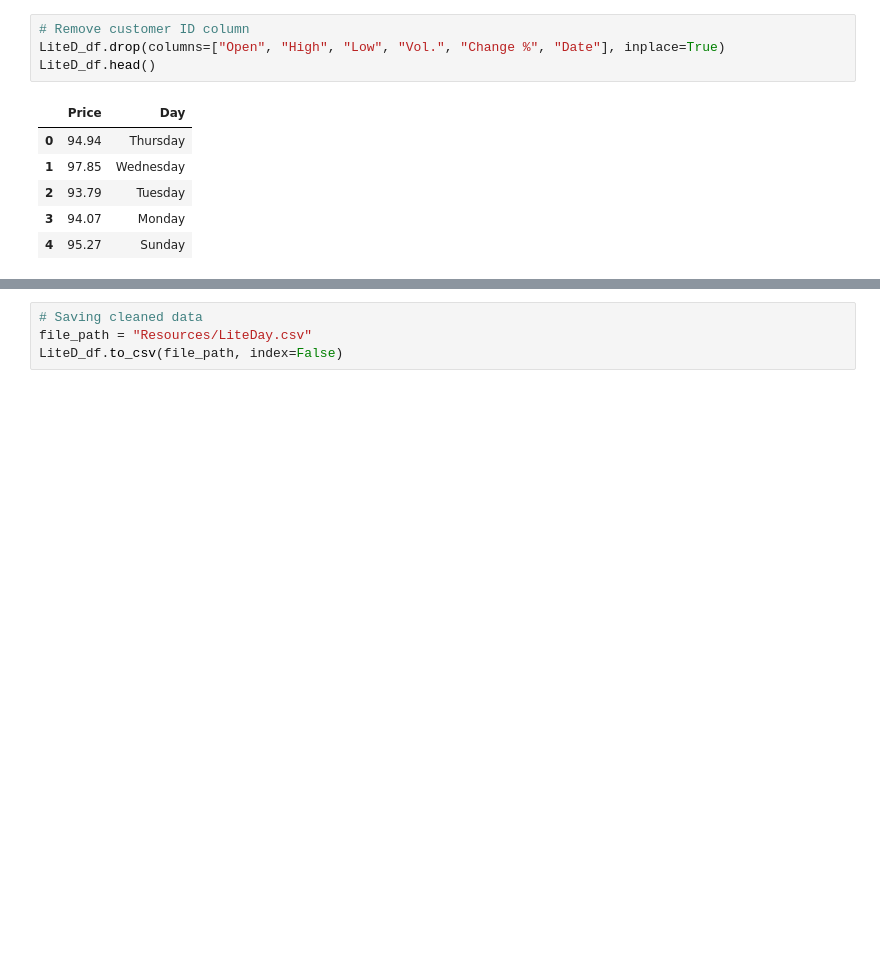
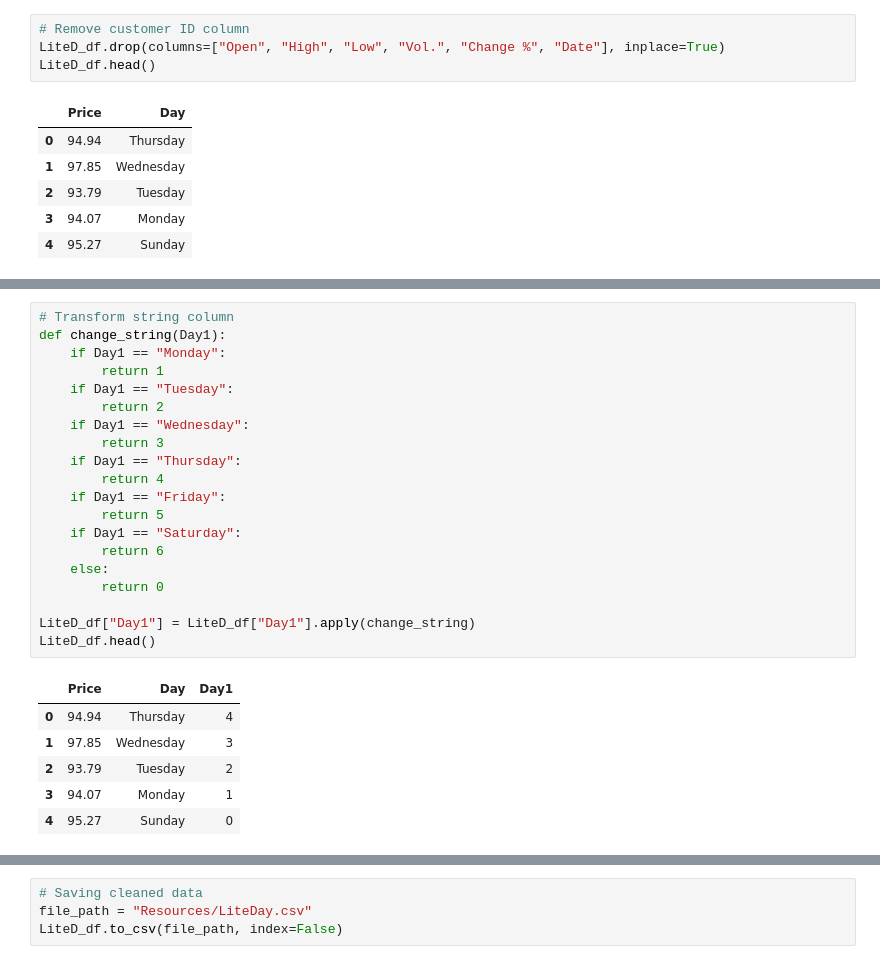
Before and after one commit to tylerfallon/The-Omniscient-Crypto-Oracle, a Jupyter notebook: LiteCoinDailyPlt.ipynb, the cells around one changed output, grey strips where cells are left out. Saved outputs shown, nothing was run; the diff lists cells and outputs as text; blank space fills up the shorter version.

```diff
--- a/LiteCoinDailyPlt.ipynb
+++ b/LiteCoinDailyPlt.ipynb
@@ -75 +92,28 @@ LiteD_df.head()
+# %%
+# Transform string column
+def change_string(Day1):
+    if Day1 == "Monday":
+        return 1
+    if Day1 == "Tuesday":
+        return 2
+    if Day1 == "Wednesday":
+        return 3
+    if Day1 == "Thursday":
+        return 4
+    if Day1 == "Friday":
+        return 5
+    if Day1 == "Saturday":
+        return 6
+    else:
+        return 0
+
+LiteD_df["Day1"] = LiteD_df["Day1"].apply(change_string)
+LiteD_df.head()
+# %% [output]
+|  | Price | Day | Day1 |
+| 0 | 94.94 | Thursday | 4 |
+| 1 | 97.85 | Wednesday | 3 |
+| 2 | 93.79 | Tuesday | 2 |
+| 3 | 94.07 | Monday | 1 |
+| 4 | 95.27 | Sunday | 0 |
 # %%
```
Also changed, not shown: parts of 3 cells of this notebook, 11 other files.
